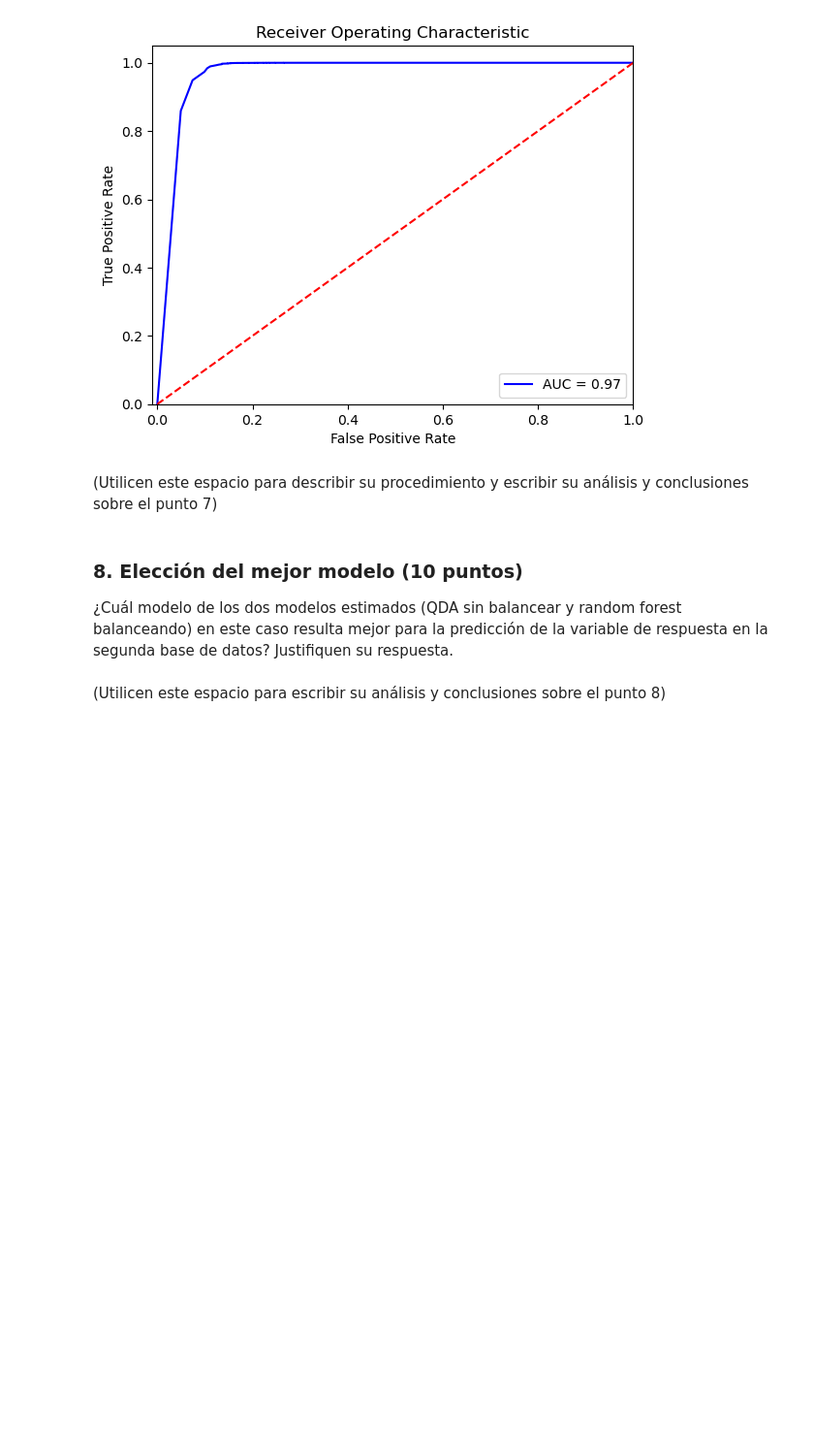
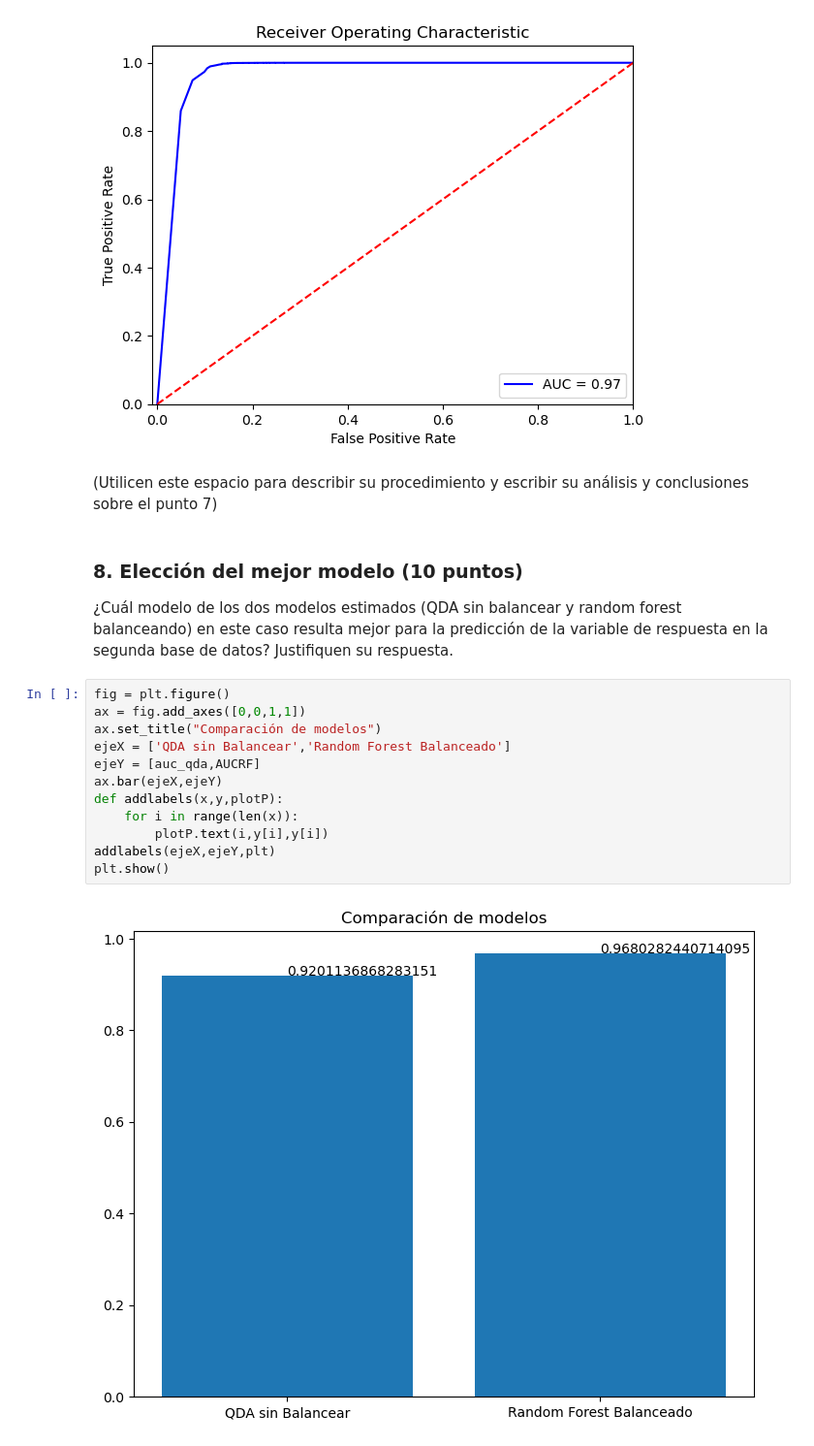
Before and after one commit to carrasquintero/Entrega_ETL, a Jupyter notebook: ML/Caso implementación de metodologías de imputación de variables e imbalanceo de clases.ipynb, the cells around one changed output. Shown at 97% size. Saved outputs shown, nothing was run; the diff lists cells and outputs as text; blank space fills up the shorter version.

```diff
--- a/ML/Caso implementación de metodologías de imputación de variables e imbalanceo de clases.ipynb
+++ b/ML/Caso implementación de metodologías de imputación de variables e imbalanceo de clases.ipynb
@@ -360,5 +360,17 @@ plt.show()
 # %% [markdown]
 ### 8. Elección del mejor modelo (10 puntos)
 ¿Cuál modelo de los dos modelos estimados (QDA sin balancear y random forest balanceando) en este caso resulta mejor para la predicción de la variable de respuesta en la segunda base de datos? Justifiquen su respuesta.
-# %% [markdown]
-(Utilicen este espacio para escribir su análisis y conclusiones sobre el punto 8)
+# %%
+fig = plt.figure()
+ax = fig.add_axes([0,0,1,1])
+ax.set_title("Comparación de modelos")
+ejeX = ['QDA sin Balancear','Random Forest Balanceado']
+ejeY = [auc_qda,AUCRF]
+ax.bar(ejeX,ejeY)
+def addlabels(x,y,plotP):
+    for i in range(len(x)):
+        plotP.text(i,y[i],y[i])
+addlabels(ejeX,ejeY,plt)
+plt.show()
+# %% [output]
+[figure, added]
```
Also changed, not shown: parts of 1 cell of this notebook.
